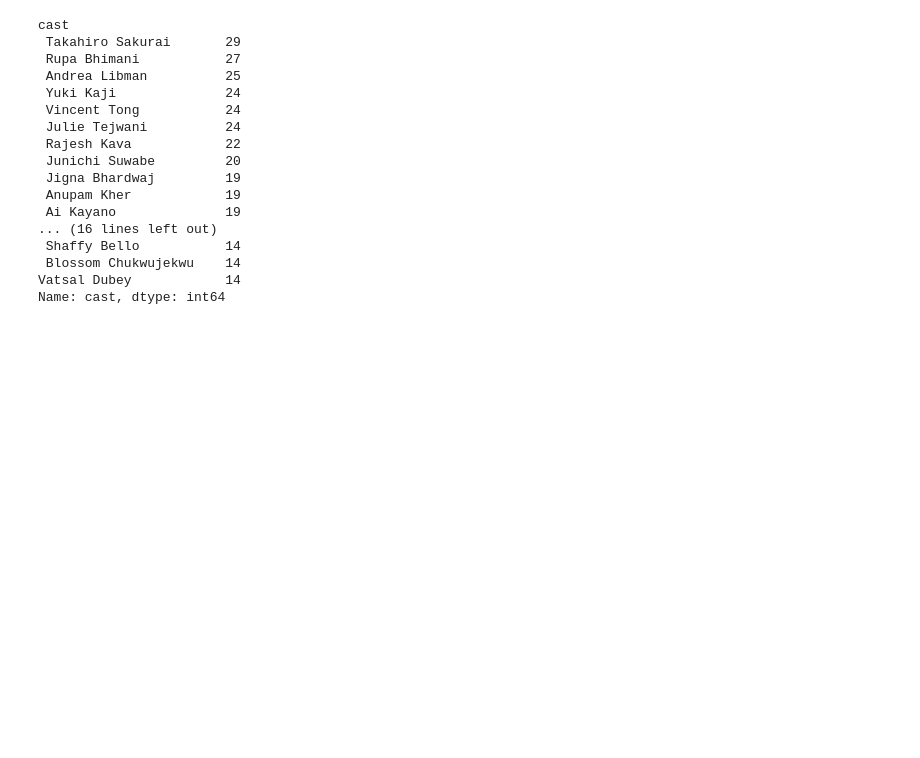
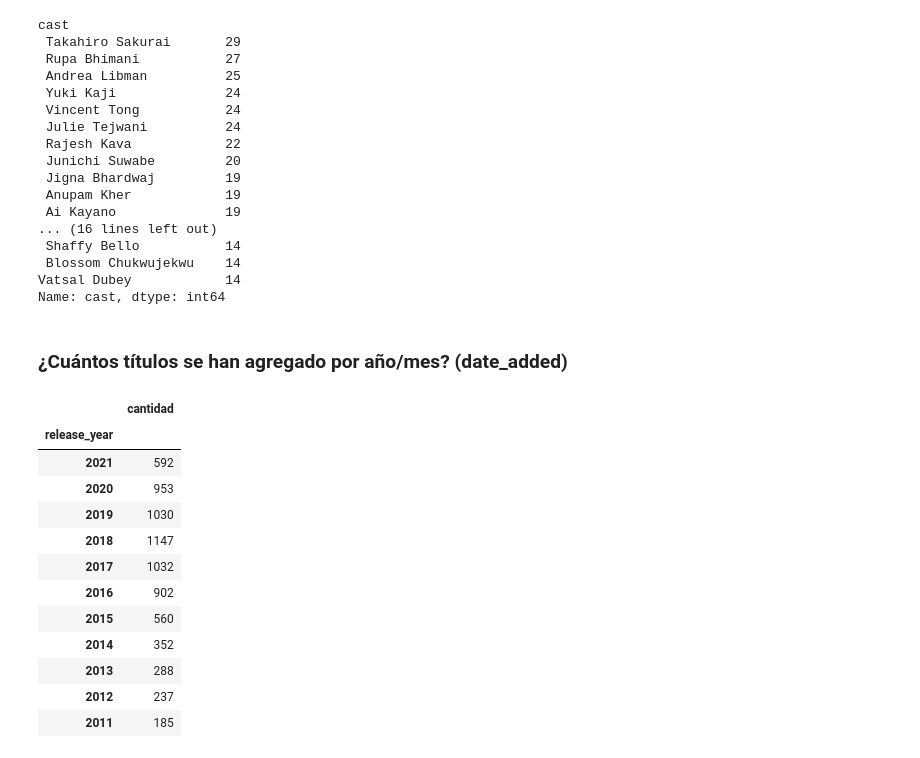
Before and after one commit to arleyCastaneda22/EDA-An-lisis-exploratorio-de-datos-, a Jupyter notebook: DatasetsNeflix.ipynb, the cells around one changed output. Saved outputs shown, nothing was run; the diff lists cells and outputs as text; code cells hidden in the pictures; blank space fills up the shorter version.

```diff
--- a/DatasetsNeflix.ipynb
+++ b/DatasetsNeflix.ipynb
@@ -322,3 +322,23 @@ cast
  Blossom Chukwujekwu    14
 Vatsal Dubey            14
 Name: cast, dtype: int64
+# %% [markdown]
+### ¿Cuántos títulos se han agregado por año/mes? (date_added)
+# %%
+titulos_año_mes=df_con_formato_de_fecha_correcto.groupby("release_year").agg({"title":"count"}).sort_values(by="release_year",ascending=False)
+titulos_año_mes = titulos_año_mes.rename(columns={"title":"cantidad"})
+titulos_año_mes
+# %% [output]
+|  | cantidad |
+| release_year |  |
+| 2021 | 592 |
+| 2020 | 953 |
+| 2019 | 1030 |
+| 2018 | 1147 |
+| 2017 | 1032 |
+| 2016 | 902 |
+| 2015 | 560 |
+| 2014 | 352 |
+| 2013 | 288 |
+| 2012 | 237 |
+| 2011 | 185 |
```
Also changed, not shown: parts of 8 cells of this notebook, 2 other files.
